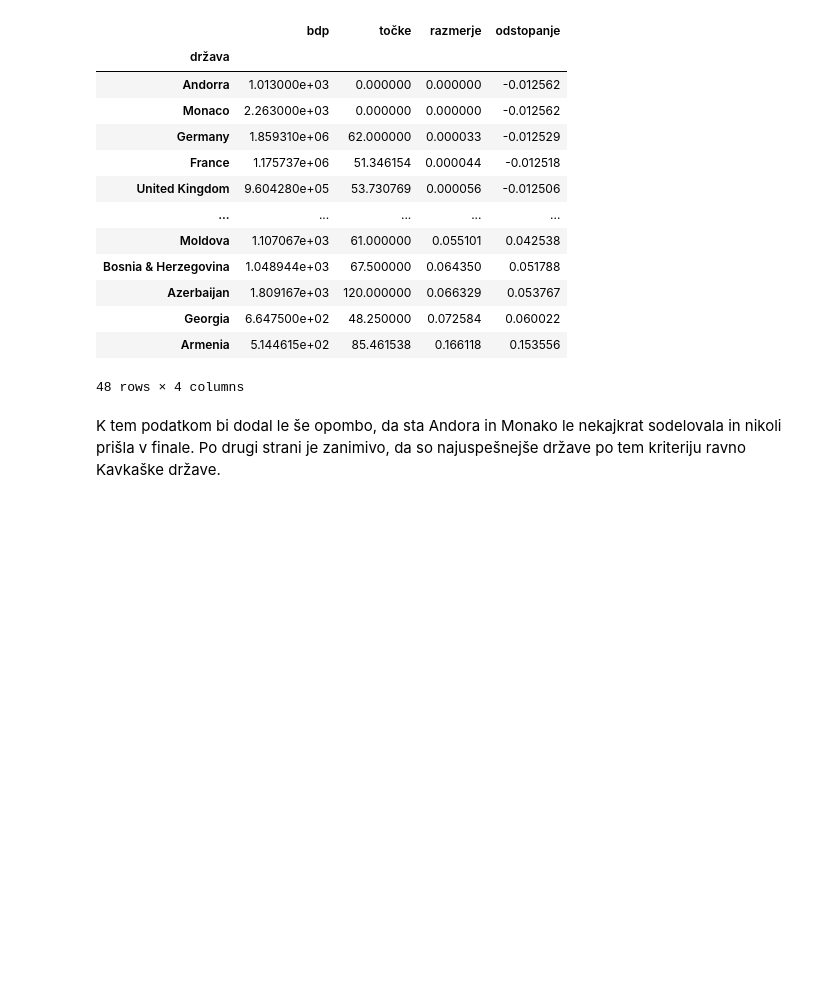
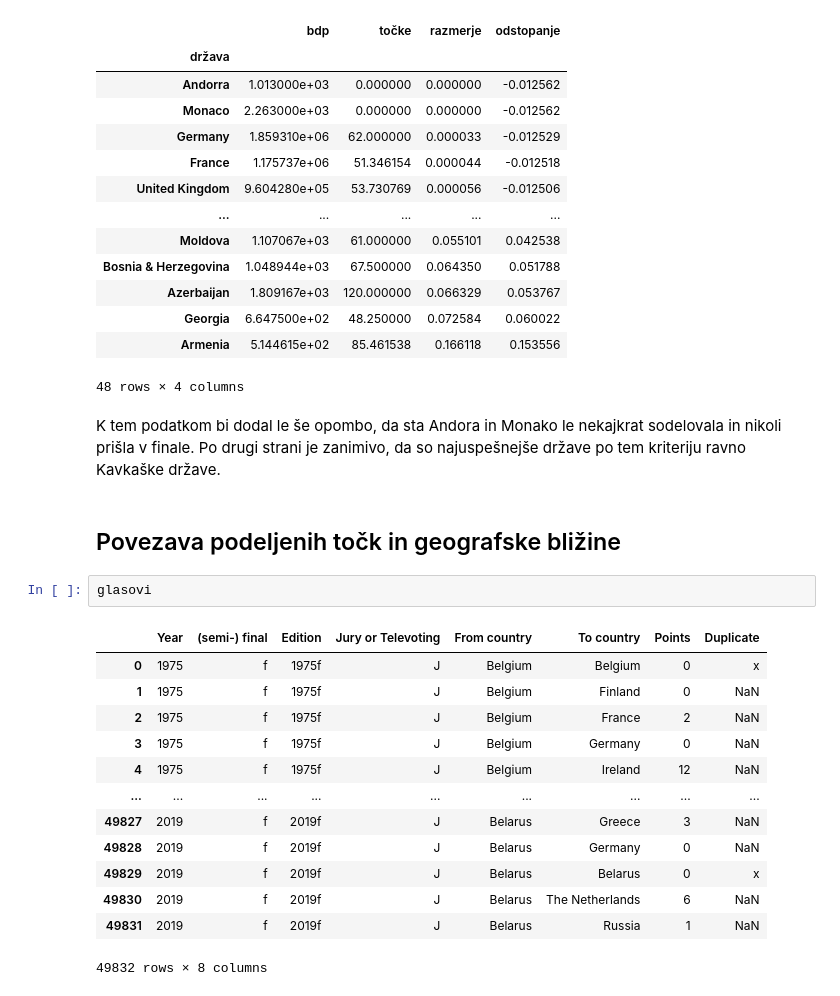
Before and after one commit to lukasimcic/Evrovizija-obdelava-podatkov, a Jupyter notebook: obdelava_podatkov.ipynb, the cells around one changed output. Drawn from its saved outputs; the diff is of its cells as text; blank space fills up the shorter version.

```diff
--- a/obdelava_podatkov.ipynb
+++ b/obdelava_podatkov.ipynb
@@ -115,3 +158,21 @@ države.sort_values('odstopanje')
 48 rows × 4 columns
 # %% [markdown]
 K tem podatkom bi dodal le še opombo, da sta Andora in Monako le nekajkrat sodelovala in nikoli prišla v finale. Po drugi strani je zanimivo, da so najuspešnejše države po tem kriteriju ravno Kavkaške države.
+# %% [markdown]
+## Povezava podeljenih točk in geografske bližine
+# %%
+glasovi
+# %% [output]
+|  | Year | (semi-) final | Edition | Jury or Televoting | From country | To country | Points | Duplicate |
+| 0 | 1975 | f | 1975f | J | Belgium | Belgium | 0 | x |
+| 1 | 1975 | f | 1975f | J | Belgium | Finland | 0 | NaN |
+| 2 | 1975 | f | 1975f | J | Belgium | France | 2 | NaN |
+| 3 | 1975 | f | 1975f | J | Belgium | Germany | 0 | NaN |
+| 4 | 1975 | f | 1975f | J | Belgium | Ireland | 12 | NaN |
+| ... | ... | ... | ... | ... | ... | ... | ... | ... |
+| 49827 | 2019 | f | 2019f | J | Belarus | Greece | 3 | NaN |
+| 49828 | 2019 | f | 2019f | J | Belarus | Germany | 0 | NaN |
+| 49829 | 2019 | f | 2019f | J | Belarus | Belarus | 0 | x |
+| 49830 | 2019 | f | 2019f | J | Belarus | The Netherlands | 6 | NaN |
+| 49831 | 2019 | f | 2019f | J | Belarus | Russia | 1 | NaN |
+49832 rows × 8 columns
```
Also changed, not shown: parts of 15 cells of this notebook.
